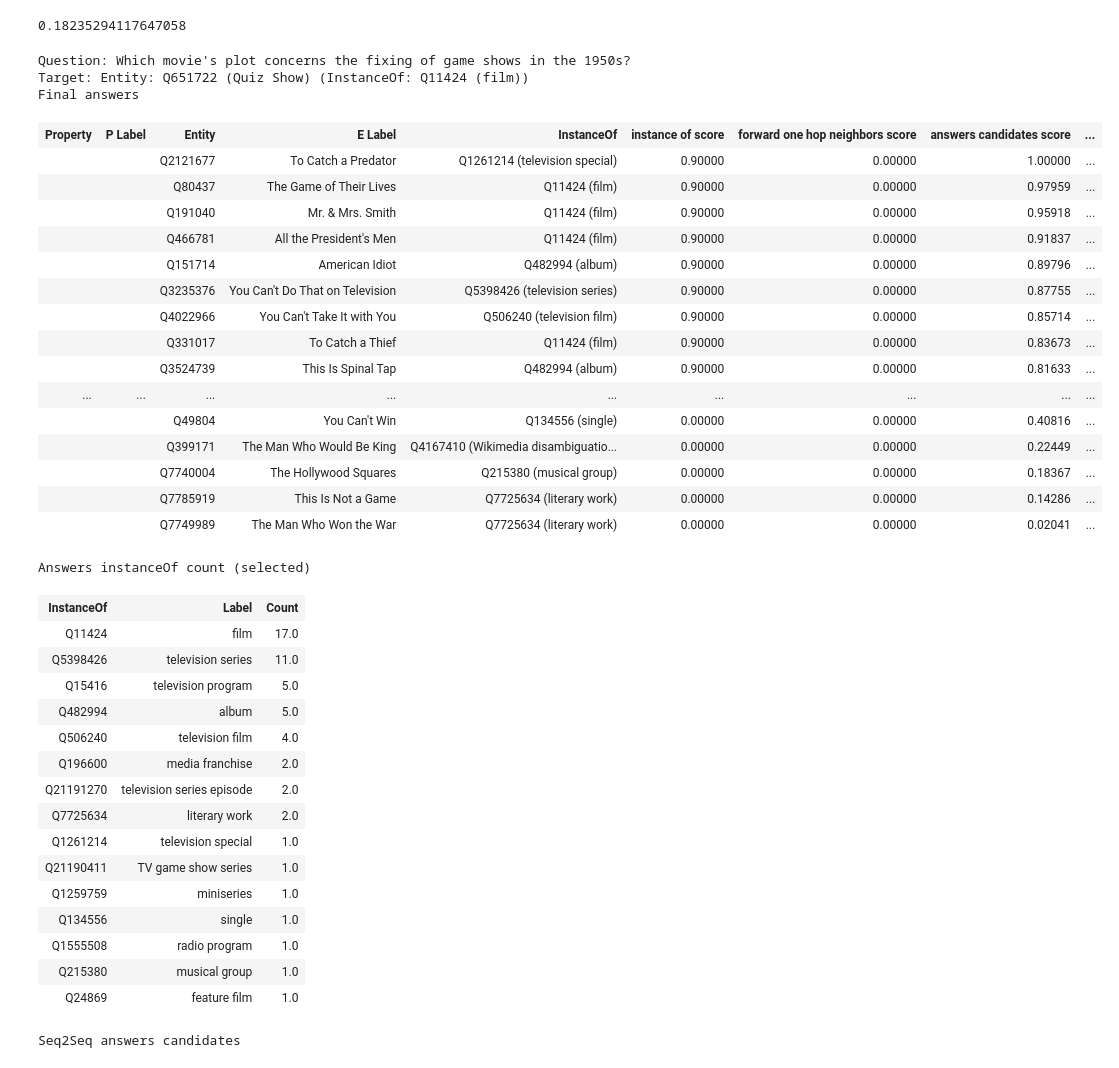
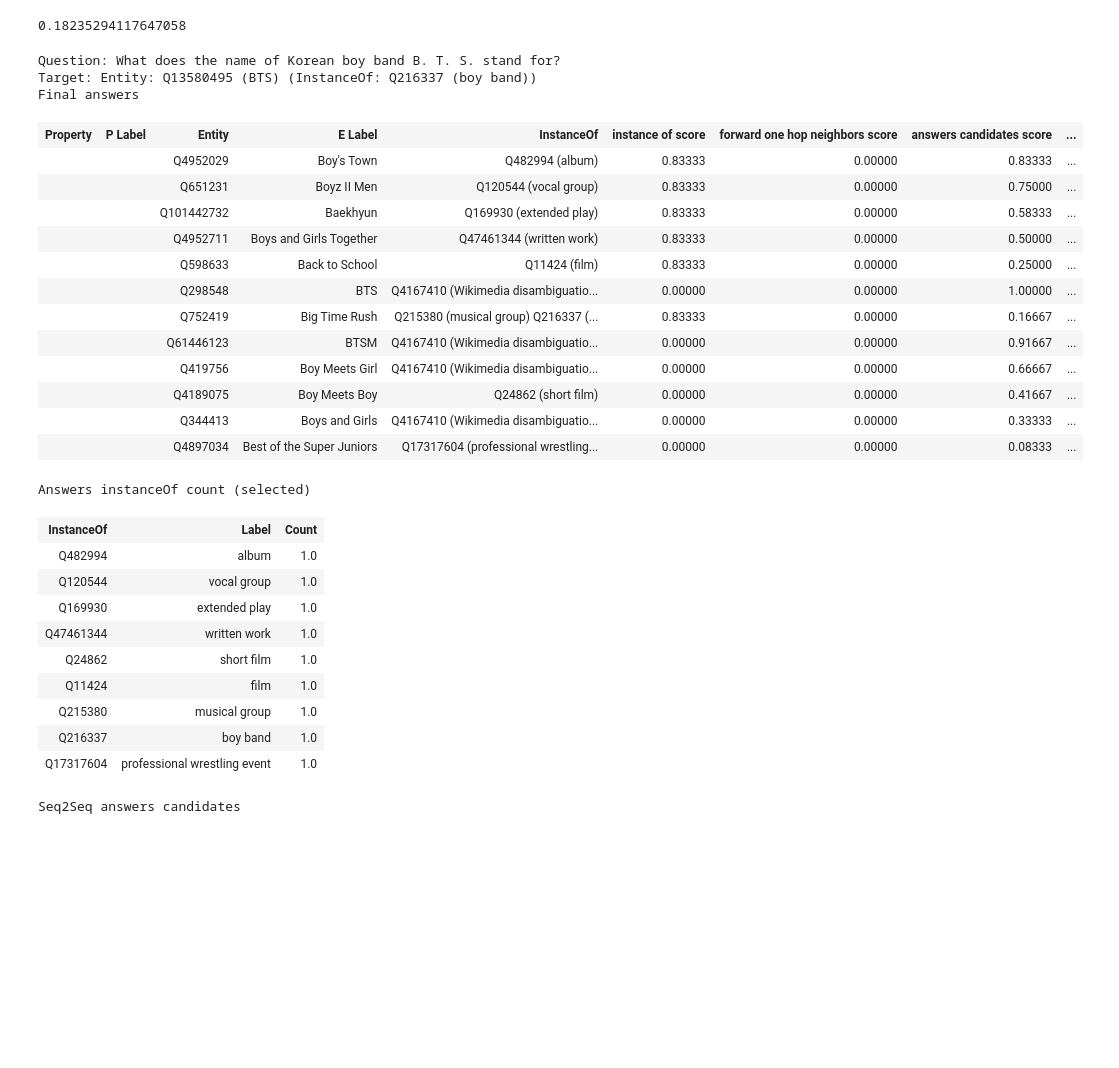
Before and after one commit to s-nlp/kbqa, a Jupyter notebook: experiments/candidates_selection_experiments/final_selection.ipynb, the cells around one changed output. Saved outputs shown, nothing was run; the diff lists cells and outputs as text; code cells hidden in the pictures; blank space fills up the shorter version.

```diff
--- a/experiments/candidates_selection_experiments/final_selection.ipynb
+++ b/experiments/candidates_selection_experiments/final_selection.ipynb
@@ -17,7 +14,7 @@ The autoreload extension is already loaded. To reload it, use:
 # %%
 logger = get_logger()
 
-dataset_version = 'wdsq' # wdsq, rubq
+dataset_version = 'mintaka' # wdsq, rubq
 
 if dataset_version == 'mintaka':
     answers_df = pd.read_pickle('./mintaka_onehop_answers_no_tree.pkl')
@@ -90,8 +87,11 @@ def _row_proc(row):
     else:
         return None
 
-filtered_answers = Parallel(n_jobs=6)(
-    delayed(_row_proc)(row)
-    for _, row in tqdm(df.iterrows(), total=df.index.size)
-)
+# filtered_answers = Parallel(n_jobs=6)(
+#     delayed(_row_proc)(row)
+#     for _, row in tqdm(df.iterrows(), total=df.index.size)
+# )
 # filtered_answers = [_row_proc(row) for _, row in tqdm(df.iterrows(), total=df.index.size)]
+filtered_answers = []
+for _, row in tqdm(df.iterrows(), total=df.index.size):
+    filtered_answers.append(_row_proc(row))
@@ -286,67 +282,58 @@ class QuestionToRankInstanceOfHtml(QuestionToRankInstanceOf):
 
         html_answers_candidates = '<div class="flex-row-item">' + html_answer_instance_of + "".join(html_answers_candidates) + '</div>'
         html.append(html_answers_candidates)
 
         return "".join(html) + '</div>'
 
 
 
-row = df[~df['is_correct']].iloc[8]
+row = df[df['is_correct']].iloc[11]
 
-# row = df.iloc[161]
+# row = df.iloc[5]
 answers_candidates = []
 for lbl in row[answer_cols].dropna().unique():
     try:
         answers_candidates.extend(Entity.from_label(lbl)[:1])
     except ValueError:
         pass
 question_entities = [Entity(e) for e in row['selected_entities']]
 
 qtr = QuestionToRankInstanceOfHtml(
     row['Q'],
     question_entities,
     answers_candidates,
     target_entity=row['target'],
     only_forward_one_hop=True,
 )
 
 qtr.final_answers()
 qtr
 # %% [output]
-Question: Which movie's plot concerns the fixing of game shows in the 1950s?
-Target: Entity: Q651722 (Quiz Show) (InstanceOf: Q11424 (film))
+Question: What does the name of Korean boy band B. T. S. stand for?
+Target: Entity: Q13580495 (BTS) (InstanceOf: Q216337 (boy band))
 Final answers
 | Property | P Label | Entity | E Label | InstanceOf | instance of score | forward one hop neighbors score | answers candidates score | ... |
-|  |  | Q2121677 | To Catch a Predator | Q1261214 (television special) | 0.90000 | 0.00000 | 1.00000 | ... |
-|  |  | Q80437 | The Game of Their Lives | Q11424 (film) | 0.90000 | 0.00000 | 0.97959 | ... |
-|  |  | Q191040 | Mr. & Mrs. Smith | Q11424 (film) | 0.90000 | 0.00000 | 0.95918 | ... |
-|  |  | Q466781 | All the President's Men | Q11424 (film) | 0.90000 | 0.00000 | 0.91837 | ... |
-|  |  | Q151714 | American Idiot | Q482994 (album) | 0.90000 | 0.00000 | 0.89796 | ... |
-|  |  | Q3235376 | You Can't Do That on Television | Q5398426 (television series) | 0.90000 | 0.00000 | 0.87755 | ... |
-|  |  | Q4022966 | You Can't Take It with You | Q506240 (television film) | 0.90000 | 0.00000 | 0.85714 | ... |
-|  |  | Q331017 | To Catch a Thief | Q11424 (film) | 0.90000 | 0.00000 | 0.83673 | ... |
-|  |  | Q3524739 | This Is Spinal Tap | Q482994 (album) | 0.90000 | 0.00000 | 0.81633 | ... |
-| ... | ... | ... | ... | ... | ... | ... | ... | ... |
-|  |  | Q49804 | You Can't Win | Q134556 (single) | 0.00000 | 0.00000 | 0.40816 | ... |
-|  |  | Q399171 | The Man Who Would Be King | Q4167410 (Wikimedia disambiguatio... | 0.00000 | 0.00000 | 0.22449 | ... |
-|  |  | Q7740004 | The Hollywood Squares | Q215380 (musical group) | 0.00000 | 0.00000 | 0.18367 | ... |
-|  |  | Q7785919 | This Is Not a Game | Q7725634 (literary work) | 0.00000 | 0.00000 | 0.14286 | ... |
-|  |  | Q7749989 | The Man Who Won the War | Q7725634 (literary work) | 0.00000 | 0.00000 | 0.02041 | ... |
+|  |  | Q4952029 | Boy's Town | Q482994 (album) | 0.83333 | 0.00000 | 0.83333 | ... |
+|  |  | Q651231 | Boyz II Men | Q120544 (vocal group) | 0.83333 | 0.00000 | 0.75000 | ... |
+|  |  | Q101442732 | Baekhyun | Q169930 (extended play) | 0.83333 | 0.00000 | 0.58333 | ... |
+|  |  | Q4952711 | Boys and Girls Together | Q47461344 (written work) | 0.83333 | 0.00000 | 0.50000 | ... |
+|  |  | Q598633 | Back to School | Q11424 (film) | 0.83333 | 0.00000 | 0.25000 | ... |
+|  |  | Q298548 | BTS | Q4167410 (Wikimedia disambiguatio... | 0.00000 | 0.00000 | 1.00000 | ... |
+|  |  | Q752419 | Big Time Rush | Q215380 (musical group) Q216337 (... | 0.83333 | 0.00000 | 0.16667 | ... |
+|  |  | Q61446123 | BTSM | Q4167410 (Wikimedia disambiguatio... | 0.00000 | 0.00000 | 0.91667 | ... |
+|  |  | Q419756 | Boy Meets Girl | Q4167410 (Wikimedia disambiguatio... | 0.00000 | 0.00000 | 0.66667 | ... |
+|  |  | Q4189075 | Boy Meets Boy | Q24862 (short film) | 0.00000 | 0.00000 | 0.41667 | ... |
+|  |  | Q344413 | Boys and Girls | Q4167410 (Wikimedia disambiguatio... | 0.00000 | 0.00000 | 0.33333 | ... |
+|  |  | Q4897034 | Best of the Super Juniors | Q17317604 (professional wrestling... | 0.00000 | 0.00000 | 0.08333 | ... |
 Answers instanceOf count (selected)
 | InstanceOf | Label | Count |
-| Q11424 | film | 17.0 |
-| Q5398426 | television series | 11.0 |
-| Q15416 | television program | 5.0 |
-| Q482994 | album | 5.0 |
-| Q506240 | television film | 4.0 |
-| Q196600 | media franchise | 2.0 |
-| Q21191270 | television series episode | 2.0 |
-| Q7725634 | literary work | 2.0 |
-| Q1261214 | television special | 1.0 |
-| Q21190411 | TV game show series | 1.0 |
-| Q1259759 | miniseries | 1.0 |
-| Q134556 | single | 1.0 |
-| Q1555508 | radio program | 1.0 |
+| Q482994 | album | 1.0 |
+| Q120544 | vocal group | 1.0 |
+| Q169930 | extended play | 1.0 |
+| Q47461344 | written work | 1.0 |
+| Q24862 | short film | 1.0 |
+| Q11424 | film | 1.0 |
 | Q215380 | musical group | 1.0 |
-| Q24869 | feature film | 1.0 |
+| Q216337 | boy band | 1.0 |
+| Q17317604 | professional wrestling event | 1.0 |
 Seq2Seq answers candidates
```
Also changed, not shown: parts of 19 cells of this notebook, 38 other files.
